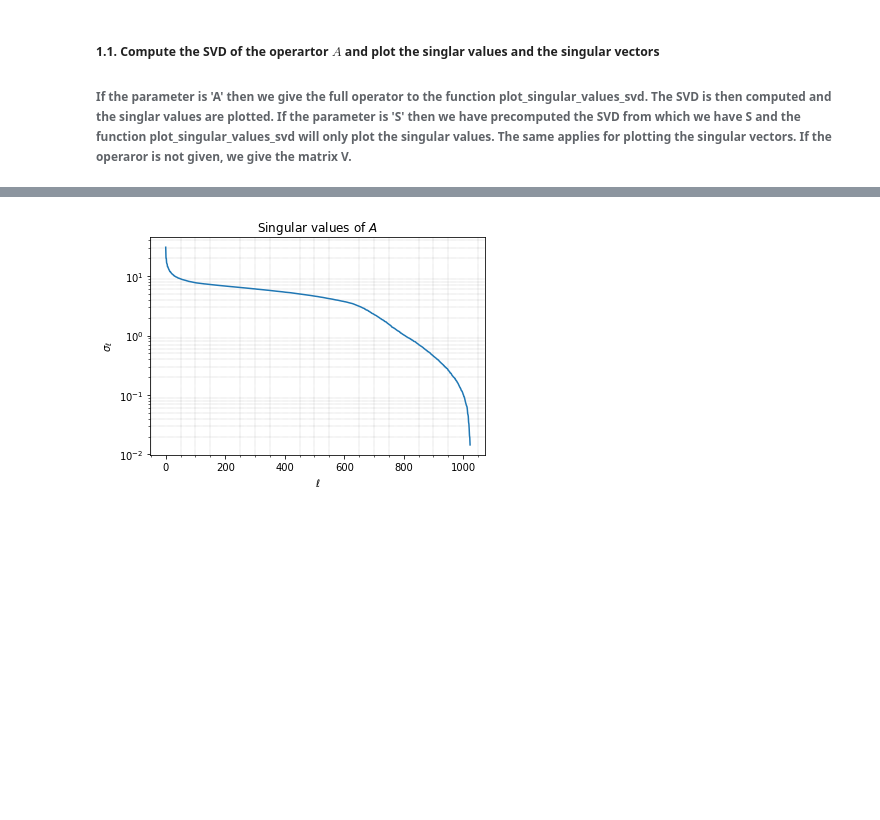
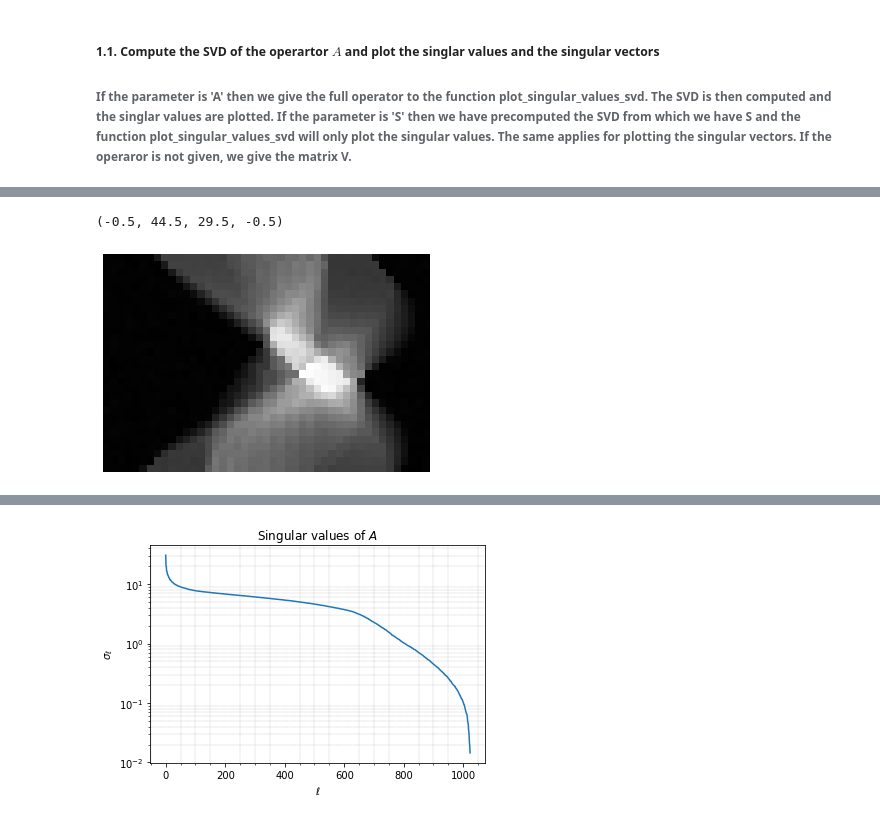
Before and after one commit to mpasha3/trips-py, a Jupyter notebook: demos/demo_Tomo_small_scale.ipynb, the cells around one changed output, grey strips where cells are left out. Cells and saved outputs as stored; diff of their text form; code cells hidden in the pictures; blank space fills up the shorter version.

```diff
--- a/demos/demo_Tomo_small_scale.ipynb
+++ b/demos/demo_Tomo_small_scale.ipynb
@@ -75,0 +76,7 @@ x_naive = np.linalg.solve(AA.T@AA, AA.T@b_vec)
+# %%
+plt.imshow(b)
+plt.set_cmap('gray')
+plt.axis('off')
+# %% [output]
+(-0.5, 44.5, 29.5, -0.5)
+[figure, added]
```
Also changed, not shown: parts of 10 cells of this notebook.
